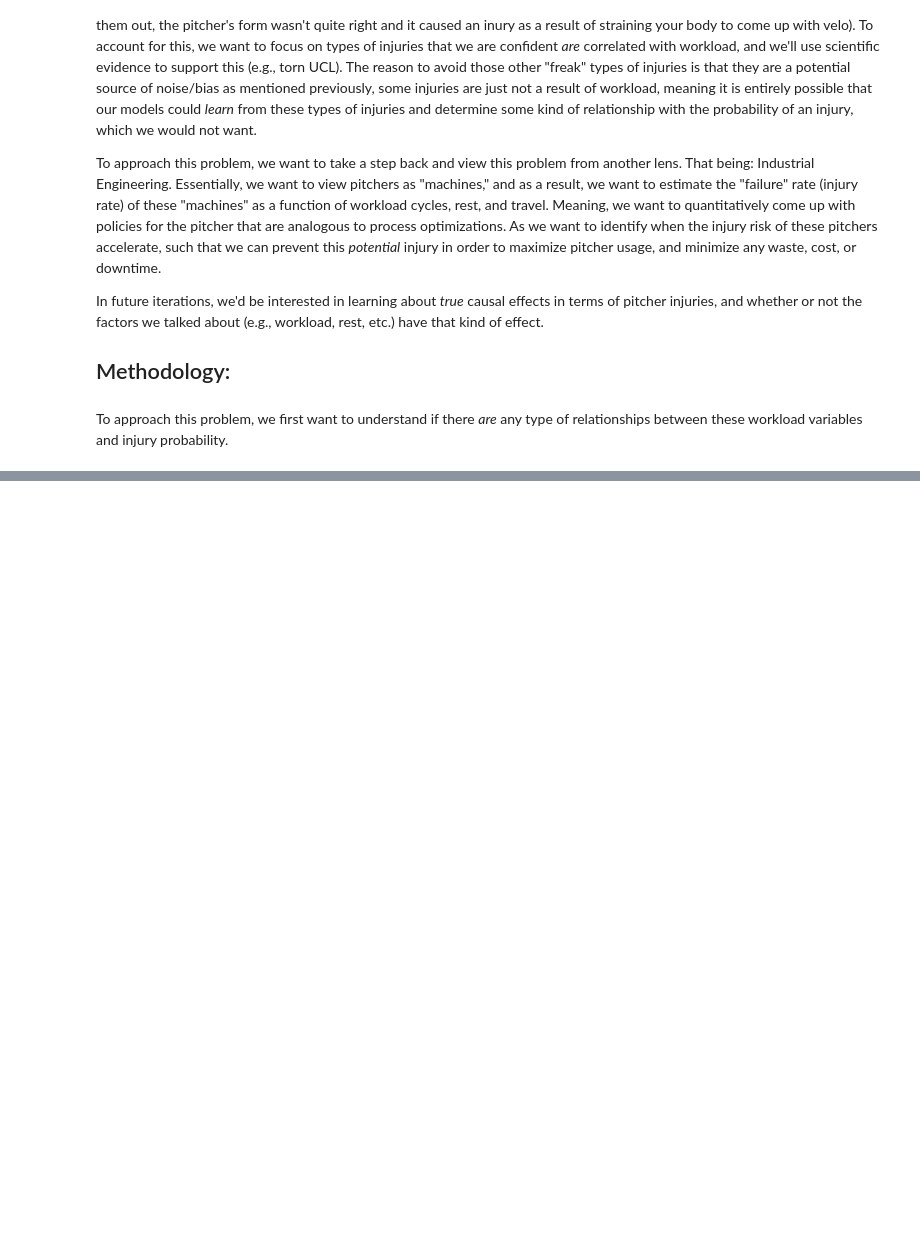
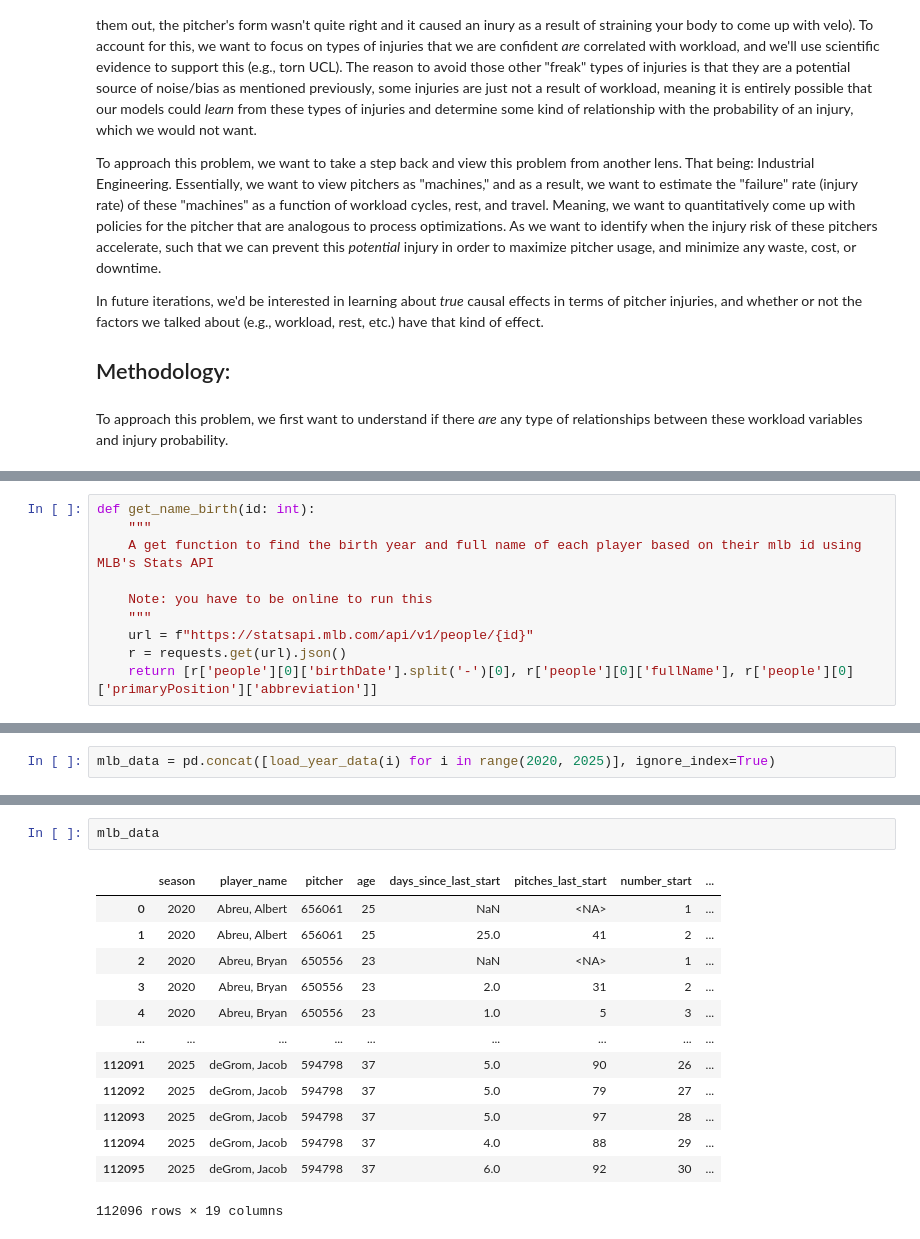
Before and after one commit to SatrunsDream/Workload-effect-on-pitcher-injury, a Jupyter notebook: EDA.ipynb, the cells around one changed output, grey strips where cells are left out. Saved outputs shown, nothing was run; the diff lists cells and outputs as text; blank space fills up the shorter version.

```diff
--- a/EDA.ipynb
+++ b/EDA.ipynb
@@ -20,0 +47,10 @@ To approach this problem, we first want to understand if there *are* any type of
+# %%
+def get_name_birth(id: int):
+    """
+    A get function to find the birth year and full name of each player based on their mlb id using MLB's Stats API
+
+    Note: you have to be online to run this
+    """
+    url = f"https://statsapi.mlb.com/api/v1/people/{id}"
+    r = requests.get(url).json()
+    return [r['people'][0]['birthDate'].split('-')[0], r['people'][0]['fullName'], r['people'][0]['primaryPosition']['abbreviation']]
@@ -20,0 +147,2 @@ To approach this problem, we first want to understand if there *are* any type of
+# %%
+mlb_data = pd.concat([load_year_data(i) for i in range(2020, 2025)], ignore_index=True)
@@ -20,0 +186,16 @@ To approach this problem, we first want to understand if there *are* any type of
+# %%
+mlb_data
+# %% [output]
+|  | season | player_name | pitcher | age | days_since_last_start | pitches_last_start | number_start | ... |
+| 0 | 2020 | Abreu, Albert | 656061 | 25 | NaN | <NA> | 1 | ... |
+| 1 | 2020 | Abreu, Albert | 656061 | 25 | 25.0 | 41 | 2 | ... |
+| 2 | 2020 | Abreu, Bryan | 650556 | 23 | NaN | <NA> | 1 | ... |
+| 3 | 2020 | Abreu, Bryan | 650556 | 23 | 2.0 | 31 | 2 | ... |
+| 4 | 2020 | Abreu, Bryan | 650556 | 23 | 1.0 | 5 | 3 | ... |
+| ... | ... | ... | ... | ... | ... | ... | ... | ... |
+| 112091 | 2025 | deGrom, Jacob | 594798 | 37 | 5.0 | 90 | 26 | ... |
+| 112092 | 2025 | deGrom, Jacob | 594798 | 37 | 5.0 | 79 | 27 | ... |
+| 112093 | 2025 | deGrom, Jacob | 594798 | 37 | 5.0 | 97 | 28 | ... |
+| 112094 | 2025 | deGrom, Jacob | 594798 | 37 | 4.0 | 88 | 29 | ... |
+| 112095 | 2025 | deGrom, Jacob | 594798 | 37 | 6.0 | 92 | 30 | ... |
+112096 rows × 19 columns
```
Also changed, not shown: parts of 5 cells of this notebook, 1 other file.
